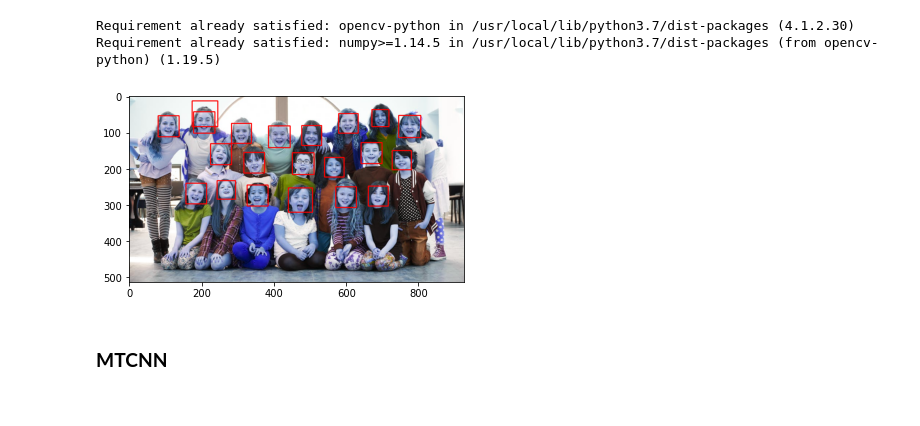
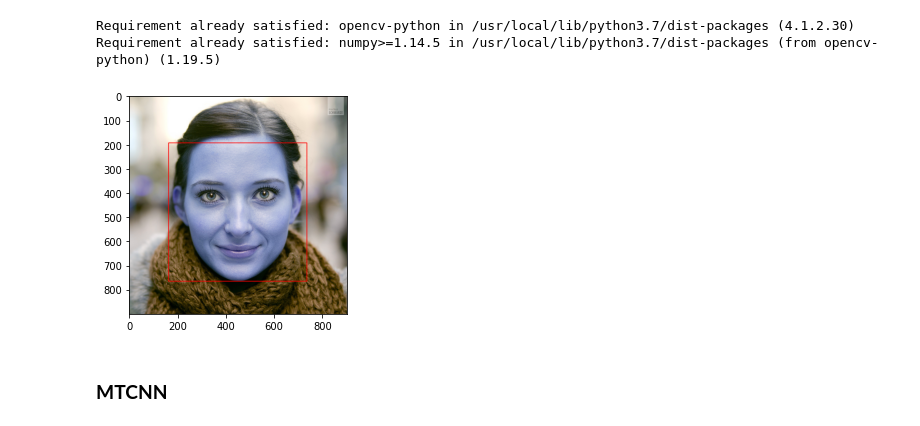
Before and after one commit to Kcnarf-exe/PROJ-H419, a Jupyter notebook: project/Project.ipynb, the cells around one changed output. Drawn from its saved outputs; the diff is of its cells as text; code cells hidden in the pictures.

```diff
--- a/project/Project.ipynb
+++ b/project/Project.ipynb
@@ -1071,7 +1071,7 @@ plt.show()
 ## Examples
 # %%
 pathToApplicationPictures = PATH_TO_CURRENT_DIRECTORY+"ApplicationPictures/"
-examplePicture = pathToApplicationPictures+"kids.jpg"
+examplePicture = pathToApplicationPictures+"portrait.jpg"
 # %% [markdown]
 ### **OpenCV**
 # %%
@@ -1082,25 +1082,26 @@ Requirement already satisfied: numpy>=1.14.5 in /usr/local/lib/python3.7/dist-pa
 # %%
 import cv2
 
 pathToOpenCVModel = PATH_TO_CURRENT_DIRECTORY+"stateOfArt/OpenCV/haarcascade_frontalface_default.xml"
 
 # Load the cascade
 face_cascade = cv2.CascadeClassifier(pathToOpenCVModel)
 # Read the input image
 img = cv2.imread(examplePicture)
 # Convert into grayscale
 gray = cv2.cvtColor(img, cv2.COLOR_BGR2GRAY)
 # Detect faces
 faces = face_cascade.detectMultiScale(gray, 1.1, 4)
 # Draw rectangle around the faces
 for (x, y, w, h) in faces:
     cv2.rectangle(img, (x, y), (x+w, y+h), (255, 0, 0), 2)
 # Display the output
 plt.figure()
 plt.imshow(img)
 plt.show()
+plt.imsave("mosaic_opencv_detected.jpg", img)
 # %% [output]
-[figure, old version]
+[figure, new version]
 # %% [markdown]
 ### **MTCNN**
 # %%
```
Also changed, not shown: parts of 12 cells of this notebook.
